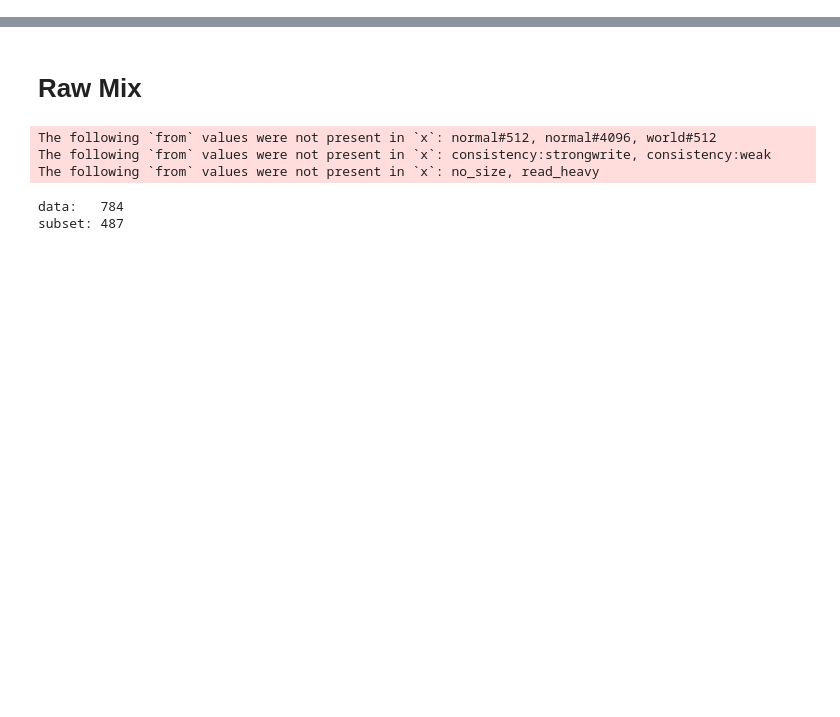
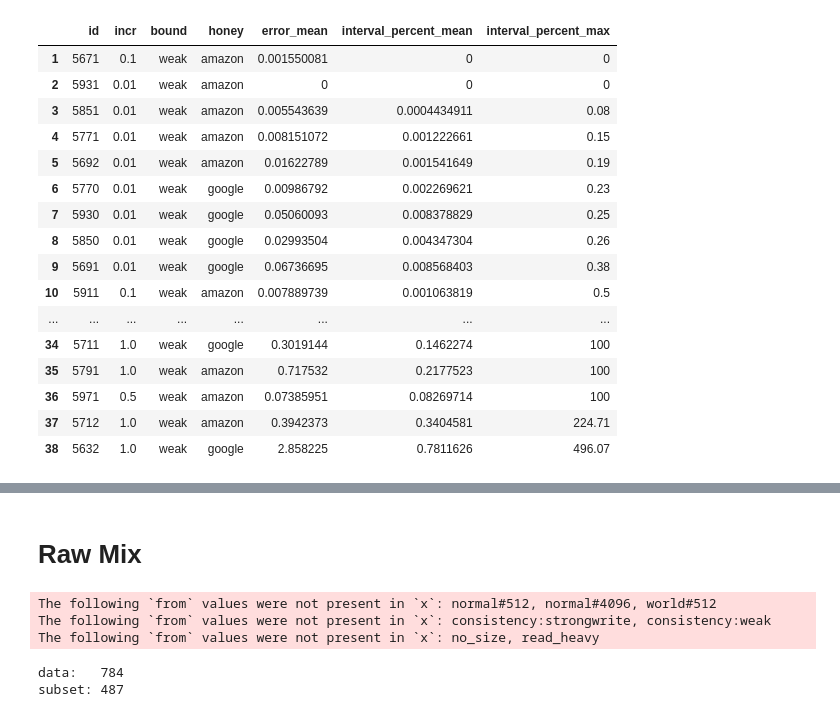
Before and after one commit to bholt/claret-doc, a Jupyter notebook: ipa/plots/RawMixCounter.ipynb, the cells around one changed output, grey strips where cells are left out. Drawn from its saved outputs; the diff is of its cells as text; code cells hidden in the pictures; blank space fills up the shorter version.

```diff
--- a/ipa/plots/RawMixCounter.ipynb
+++ b/ipa/plots/RawMixCounter.ipynb
@@ -4,0 +81,20 @@ out <- function(obj) write(obj, stdout())
+# %%
+sql("SELECT id, ipa_rawmix_counter_mix_incr as incr, bound, honeycomb_mode as honey, error_mean, interval_percent_mean, interval_percent_max FROM s WHERE (honeycomb_mode = 'google' or honeycomb_mode = 'amazon') and bound = 'weak' ORDER BY interval_percent_max")
+# %% [output]
+|  | id | incr | bound | honey | error_mean | interval_percent_mean | interval_percent_max |
+| 1 | 5671 | 0.1 | weak | amazon | 0.001550081 | 0 | 0 |
+| 2 | 5931 | 0.01 | weak | amazon | 0 | 0 | 0 |
+| 3 | 5851 | 0.01 | weak | amazon | 0.005543639 | 0.0004434911 | 0.08 |
+| 4 | 5771 | 0.01 | weak | amazon | 0.008151072 | 0.001222661 | 0.15 |
+| 5 | 5692 | 0.01 | weak | amazon | 0.01622789 | 0.001541649 | 0.19 |
+| 6 | 5770 | 0.01 | weak | google | 0.00986792 | 0.002269621 | 0.23 |
+| 7 | 5930 | 0.01 | weak | google | 0.05060093 | 0.008378829 | 0.25 |
+| 8 | 5850 | 0.01 | weak | google | 0.02993504 | 0.004347304 | 0.26 |
+| 9 | 5691 | 0.01 | weak | google | 0.06736695 | 0.008568403 | 0.38 |
+| 10 | 5911 | 0.1 | weak | amazon | 0.007889739 | 0.001063819 | 0.5 |
+| ... | ... | ... | ... | ... | ... | ... | ... |
+| 34 | 5711 | 1.0 | weak | google | 0.3019144 | 0.1462274 | 100 |
+| 35 | 5791 | 1.0 | weak | amazon | 0.717532 | 0.2177523 | 100 |
+| 36 | 5971 | 0.5 | weak | amazon | 0.07385951 | 0.08269714 | 100 |
+| 37 | 5712 | 1.0 | weak | amazon | 0.3942373 | 0.3404581 | 224.71 |
+| 38 | 5632 | 1.0 | weak | google | 2.858225 | 0.7811626 | 496.07 |
```
Also changed, not shown: parts of 6 cells of this notebook, 9 other files.
